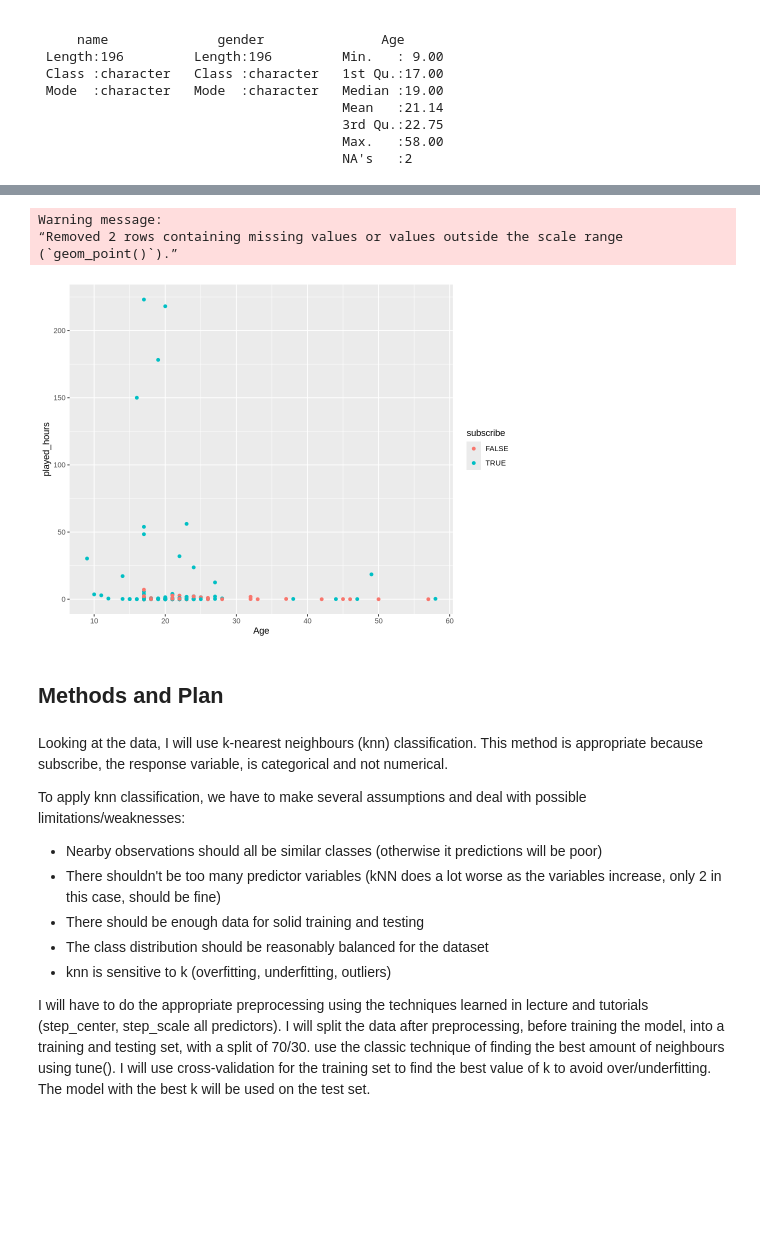
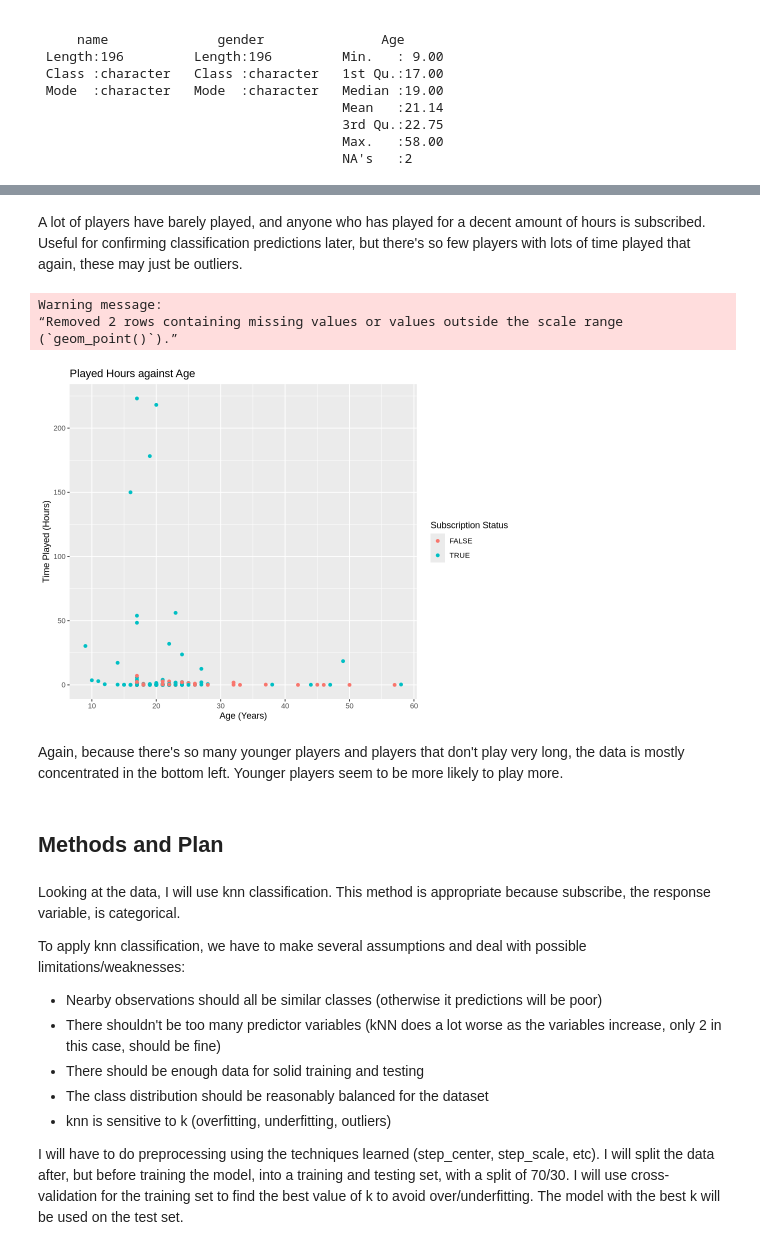
Before and after one commit to naldonymous/dsci-100-2025w1-group-33, a Jupyter notebook: project_009_33_individual.ipynb, the cells around one changed output, grey strips where cells are left out. Cells and saved outputs as stored; diff of their text form; code cells hidden in the pictures; blank space fills up the shorter version.

```diff
--- a/project_009_33_individual.ipynb
+++ b/project_009_33_individual.ipynb
@@ -315,18 +278,23 @@ playersTimePlotBetter
+# %% [markdown]
+A lot of players have barely played, and anyone who has played for a decent amount of hours is subscribed. Useful for confirming classification predictions later, but there's so few players with lots of time played that again, these may just be outliers.
 # %%
 options(repr.plot.width = 8, repr.plot.height = 6)
-playersScatterPlot <- ggplot(playersSelect, aes(x = age, y = played_hours, color = subscribe)) +
+playersScatterPlot <- ggplot(players, aes(x = Age, y = played_hours, color = subscribe)) +
     geom_point() +
-    labs(x = "Age")
+    labs(x = "Age (Years)", y = "Time Played (Hours)", color = "Subscription Status") +
+    ggtitle(label = "Played Hours against Age")
 playersScatterPlot
 # %% [output]
 Warning message:
 “Removed 2 rows containing missing values or values outside the scale range
 (`geom_point()`).”
-[figure, old version]
+[figure, new version]
+# %% [markdown]
+Again, because there's so many younger players and players that don't play very long, the data is mostly concentrated in the bottom left. Younger players seem to be more likely to play more.
 # %% [markdown]
 ## Methods and Plan
 # %% [markdown]
-Looking at the data, I will use k-nearest neighbours (knn) classification. This method is appropriate because subscribe, the response variable, is categorical and not numerical.
+Looking at the data, I will use knn classification. This method is appropriate because subscribe, the response variable, is categorical.
 
 To apply knn classification, we have to make several assumptions and deal with possible limitations/weaknesses:
 - Nearby observations should all be similar classes (otherwise it predictions will be poor)
@@ -335,4 +303,4 @@ To apply knn classification, we have to make several assumptions and deal with p
 - The class distribution should be reasonably balanced for the dataset
 - knn is sensitive to k (overfitting, underfitting, outliers)
 
-I will have to do the appropriate preprocessing using the techniques learned in lecture and tutorials (step_center, step_scale all predictors). I will split the data after preprocessing, before training the model, into a training and testing set, with a split of 70/30. use the classic technique of finding the best amount of neighbours using tune(). I will use cross-validation for the training set to find the best value of k to avoid over/underfitting. The model with the best k will be used on the test set.
+I will have to do preprocessing using the techniques learned (step_center, step_scale, etc). I will split the data after, but before training the model, into a training and testing set, with a split of 70/30. I will use cross-validation for the training set to find the best value of k to avoid over/underfitting. The model with the best k will be used on the test set.
```
Also changed, not shown: parts of 15 cells of this notebook.
